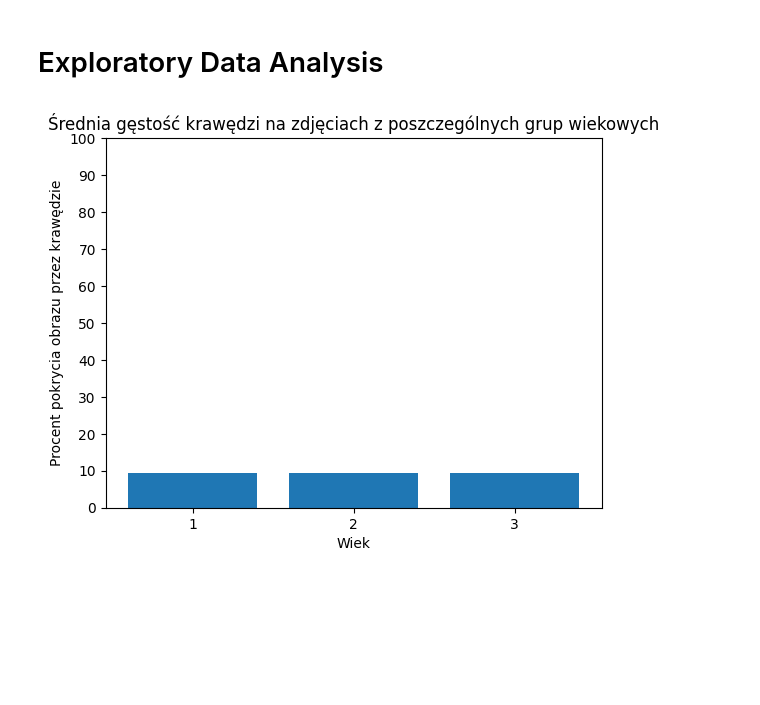
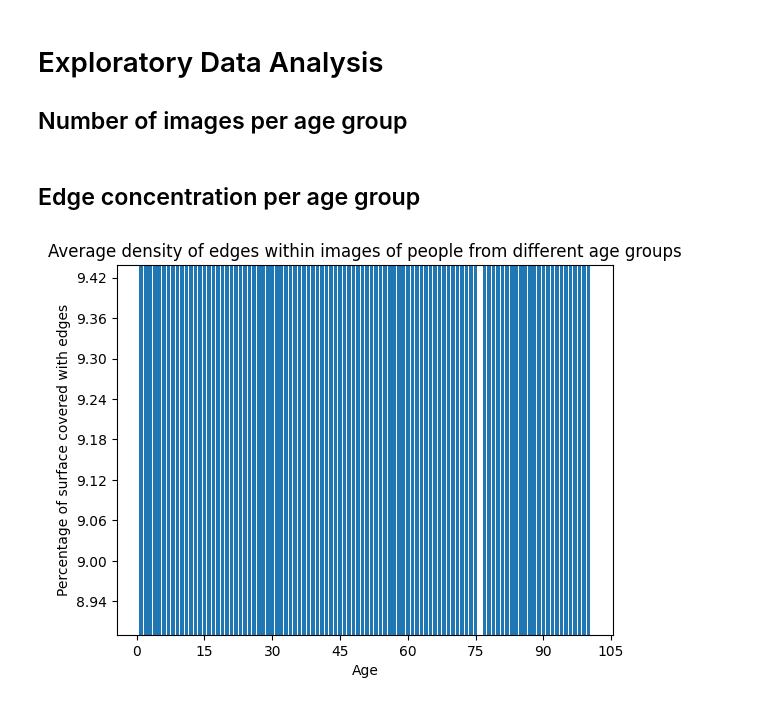
Before and after one commit to domser2002/ML_age_recognition, a Jupyter notebook: dataset/EDA.ipynb, the cells around one changed output. Drawn from its saved outputs; the diff is of its cells as text; code cells hidden in the pictures; blank space fills up the shorter version.

```diff
--- a/dataset/EDA.ipynb
+++ b/dataset/EDA.ipynb
@@ -1,15 +1,3 @@
 # %% [markdown]
 # Exploratory Data Analysis
+## Number of images per age group
-# %%
-import wrinkles
-import os
-path = 'Images'
-n = len(os.listdir(path))
-ar = [0]*n
-i = 0
-for subdir in os.listdir(path):
-    ar[i]=wrinkles.wrinkles(os.path.join(path, subdir))
-    i += 1
-wrinkles.wrinkles_histogram(ar)
-# %% [output]
-[figure, removed]
@@ -15,0 +9,24 @@ wrinkles.wrinkles_histogram(ar)
+# %% [markdown]
+## Edge concentration per age group
+# %%
+import os
+import cv2
+from PIL import Image
+from numpy import asarray
+import numpy
+
+def wrinkles(path):
+    n = len(os.listdir(path))
+    arr = [0] * n
+    i = 0
+    for file in os.listdir(path):
+        temp = cv2.cvtColor(asarray(Image.open(os.path.join(path, file))), cv2.COLOR_BGR2GRAY)
+        arr[i] = numpy.average(cv2.Canny(cv2.GaussianBlur(src=temp, ksize=(3, 5), sigmaX=0.5), 70, 135))
+        i += 1
+    return numpy.average(arr) * 100 / 255
+
+data = apply_algorithm.apply(wrinkles, path)
+histogram.histogram(data, "Average density of edges within images of people from different age groups", "Age",
+                    "Percentage of surface covered with edges", "edge_histogram.jpg")
+# %% [output]
+[figure, added]
```
Also changed, not shown: parts of 9 cells of this notebook, 1 other file.
